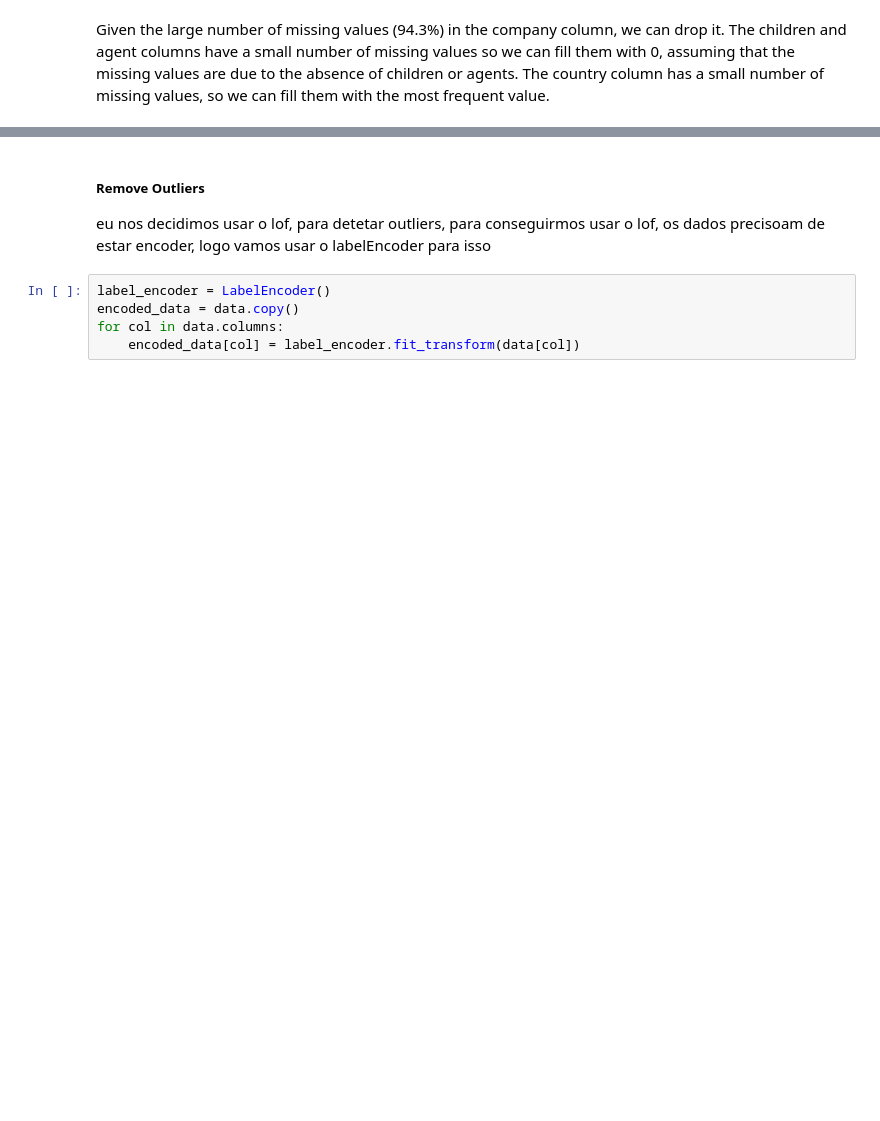
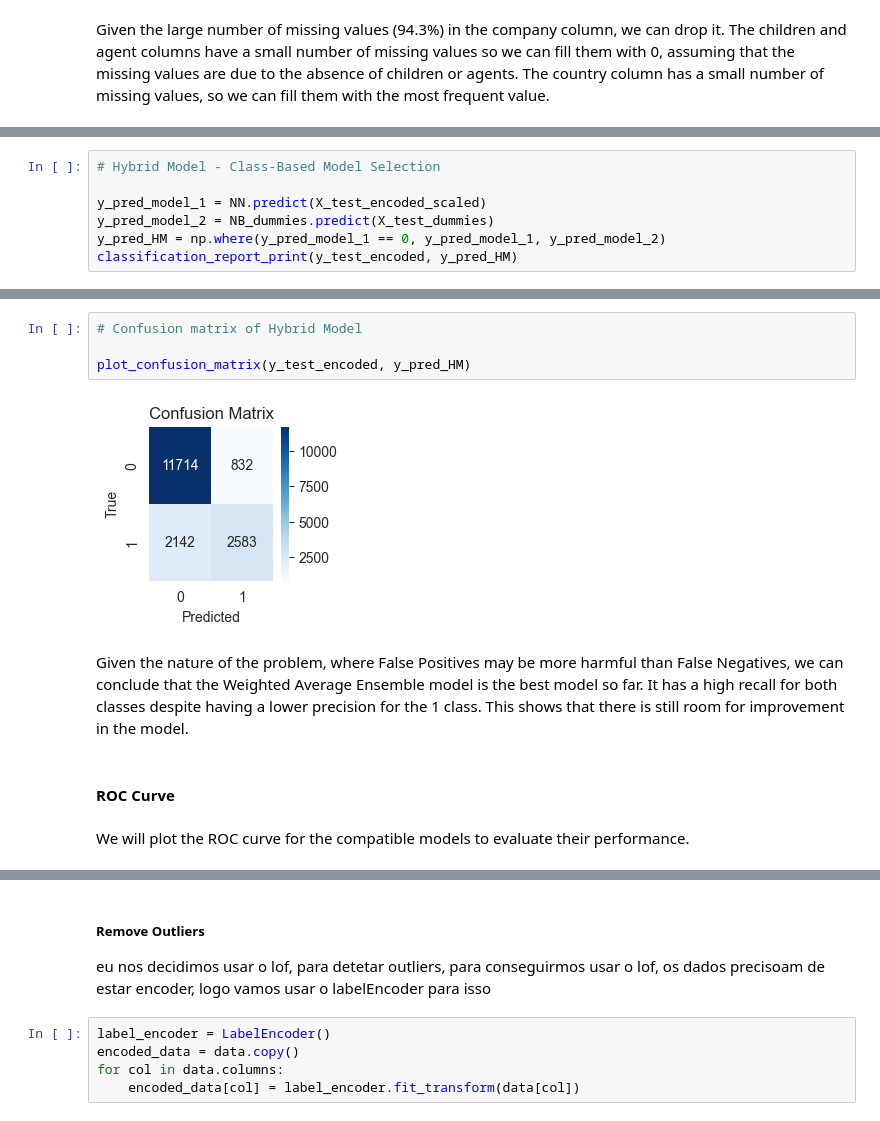
Before and after one commit to beatrizmsa/booking-cancellation-predictor, a Jupyter notebook: notebook.ipynb, the cells around one changed output, grey strips where cells are left out. Saved outputs shown, nothing was run; the diff lists cells and outputs as text; blank space fills up the shorter version.

```diff
--- a/notebook.ipynb
+++ b/notebook.ipynb
@@ -236,0 +560,7 @@ data = data.drop_duplicates()
+# %%
+# Hybrid Model - Class-Based Model Selection
+
+y_pred_model_1 = NN.predict(X_test_encoded_scaled)
+y_pred_model_2 = NB_dummies.predict(X_test_dummies)
+y_pred_HM = np.where(y_pred_model_1 == 0, y_pred_model_1, y_pred_model_2)
+classification_report_print(y_test_encoded, y_pred_HM)
@@ -236,0 +575,12 @@ data = data.drop_duplicates()
+# %%
+# Confusion matrix of Hybrid Model
+
+plot_confusion_matrix(y_test_encoded, y_pred_HM)
+# %% [output]
+[figure, added]
+# %% [markdown]
+Given the nature of the problem, where False Positives may be more harmful than False Negatives, we can conclude that the Weighted Average Ensemble model is the best model so far. It has a high recall for both classes despite having a lower precision for the 1 class. This shows that there is still room for improvement in the model.
+# %% [markdown]
+#### ROC Curve
+# %% [markdown]
+We will plot the ROC curve for the compatible models to evaluate their performance.
```
Also changed, not shown: parts of 87 cells of this notebook.
